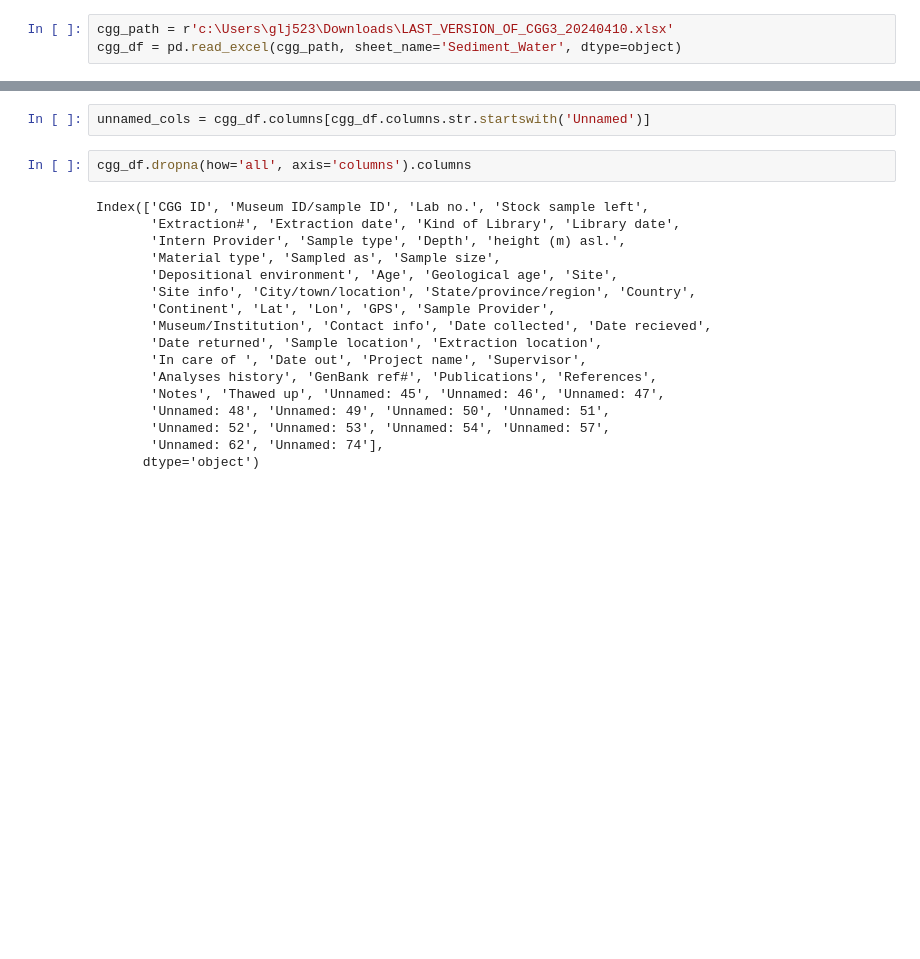
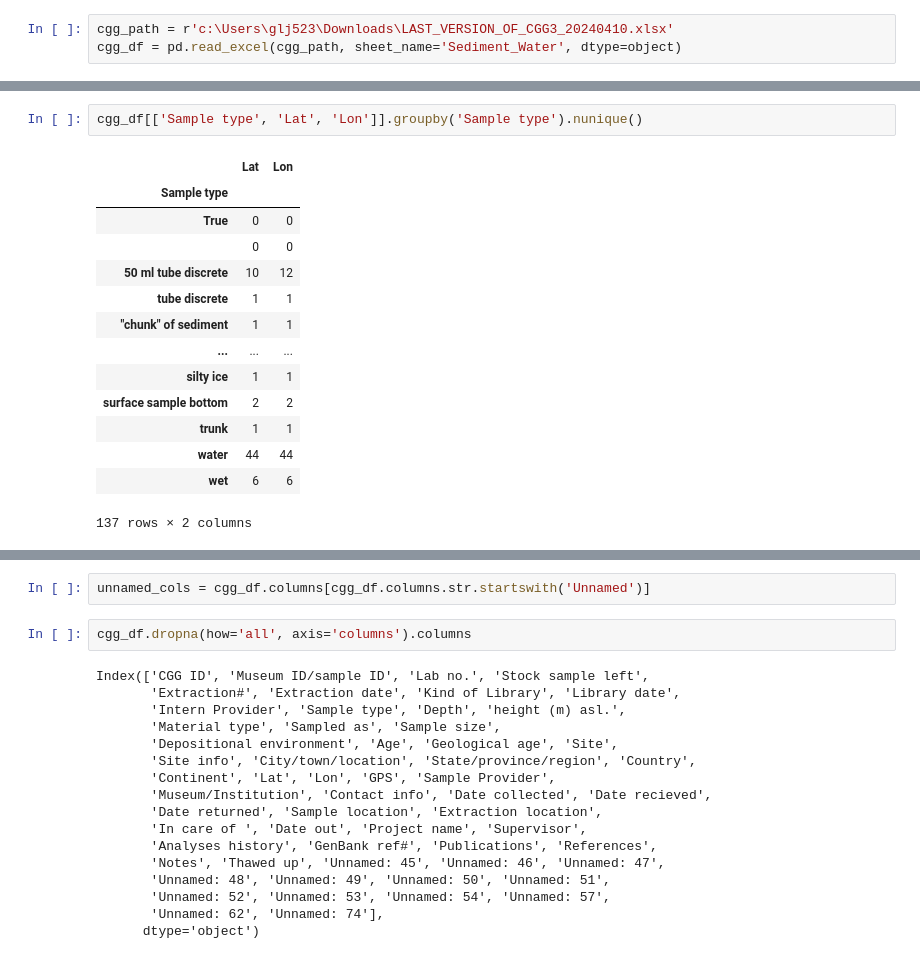
Before and after one commit to magnujo/gg-metadatabase-ui, a Jupyter notebook: playground.ipynb, the cells around one changed output, grey strips where cells are left out. Saved outputs shown, nothing was run; the diff lists cells and outputs as text; blank space fills up the shorter version.

```diff
--- a/playground.ipynb
+++ b/playground.ipynb
@@ -13,0 +22,17 @@ cgg_df = pd.read_excel(cgg_path, sheet_name='Sediment_Water', dtype=object)
+# %%
+cgg_df[['Sample type', 'Lat', 'Lon']].groupby('Sample type').nunique()
+# %% [output]
+|  | Lat | Lon |
+| Sample type |  |  |
+| True | 0 | 0 |
+|  | 0 | 0 |
+| 50 ml tube discrete | 10 | 12 |
+| tube discrete | 1 | 1 |
+| "chunk" of sediment | 1 | 1 |
+| ... | ... | ... |
+| silty ice | 1 | 1 |
+| surface sample bottom | 2 | 2 |
+| trunk | 1 | 1 |
+| water | 44 | 44 |
+| wet | 6 | 6 |
+137 rows × 2 columns
```
Also changed, not shown: parts of 11 cells of this notebook, 1 other file.
